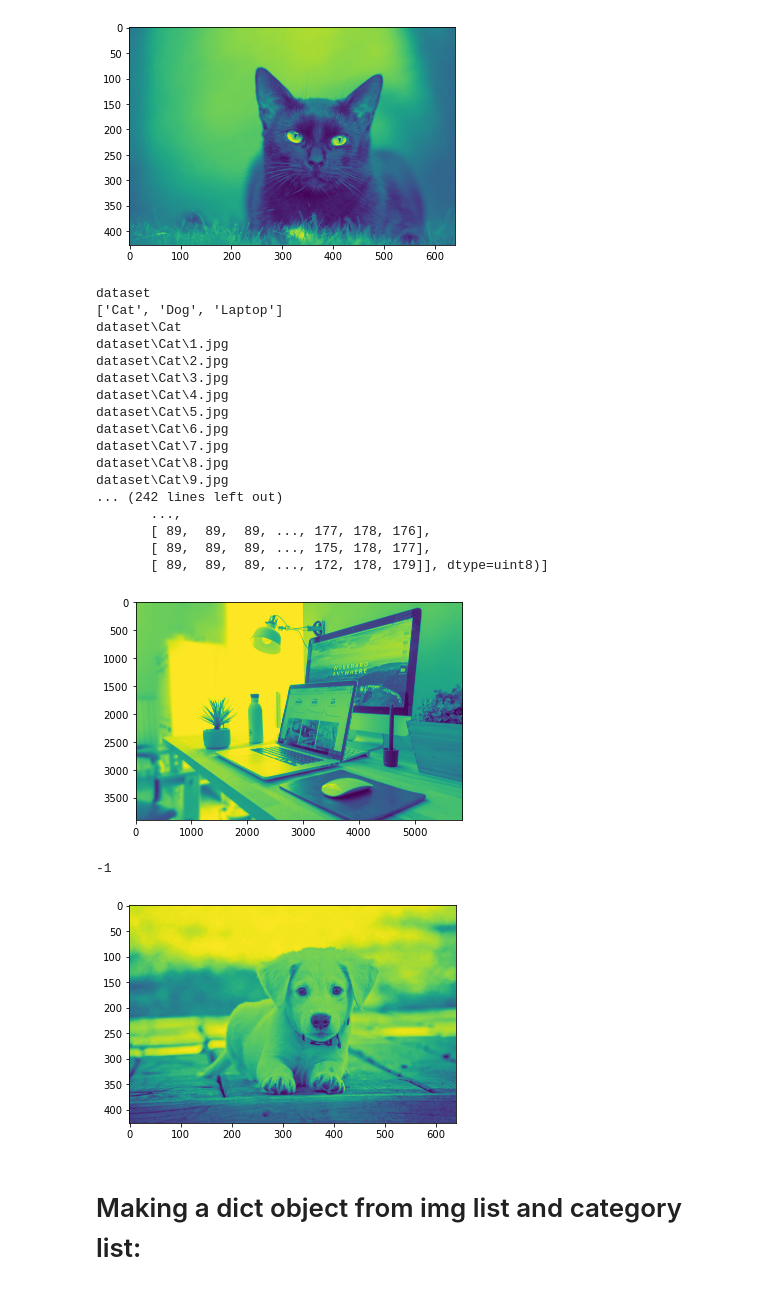
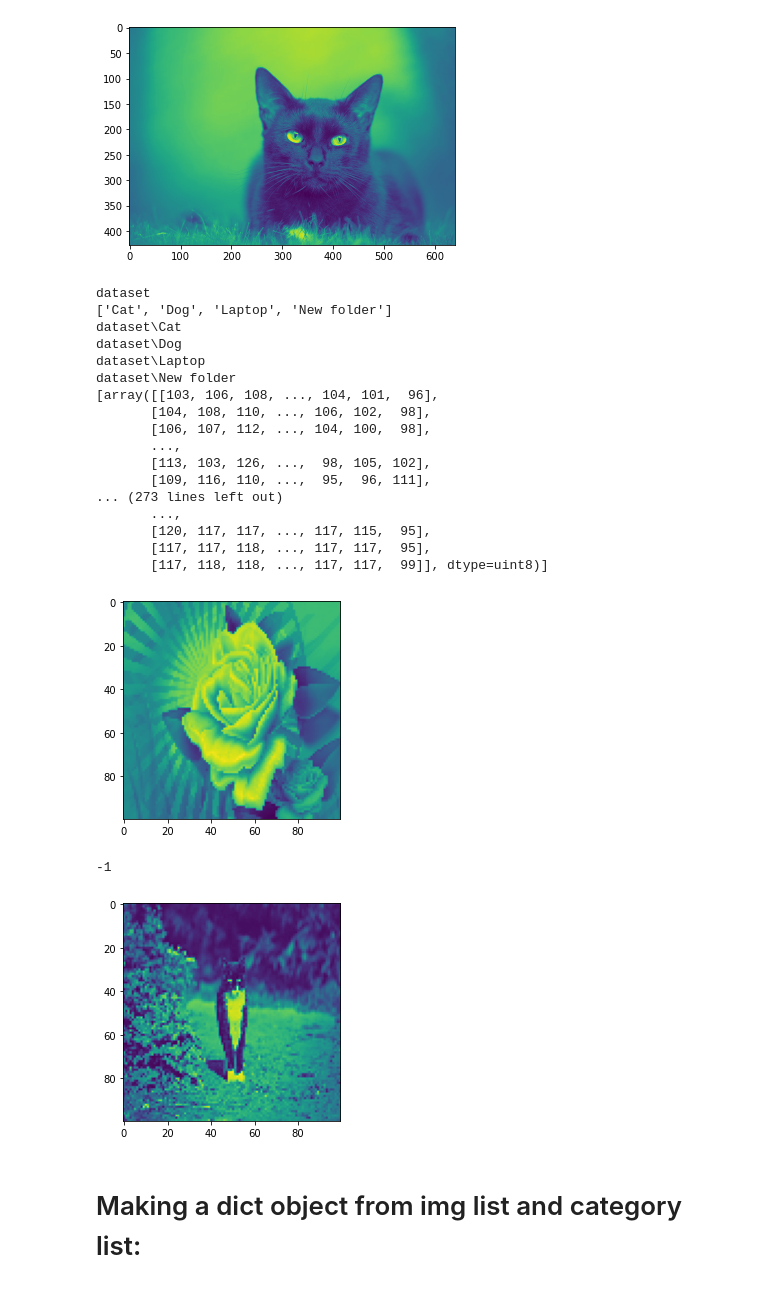
Before and after one commit to ashutoshtiwari-jnv/Voice-Assisted-Real-Time-Object-Recognition-for-Visually-Impaired-People, a Jupyter notebook: Voice-Assisted-Real-Time-Object-Recognition-for-Visually-Impaired-People.ipynb, the cells around one changed output. Drawn from its saved outputs; the diff is of its cells as text; code cells hidden in the pictures.

```diff
--- a/Voice-Assisted-Real-Time-Object-Recognition-for-Visually-Impaired-People.ipynb
+++ b/Voice-Assisted-Real-Time-Object-Recognition-for-Visually-Impaired-People.ipynb
@@ -17,52 +17,59 @@ cv2.waitKey(1000)
 # %%
 dataset_dir_path="dataset"
 print(dataset_dir_path)
 
 print(os.listdir(dataset_dir_path))
 categories=os.listdir(dataset_dir_path)
 
 img_array_list=[]
 obj_category=[]
+img_size=100
 
 for category in categories:
     path=os.path.join(dataset_dir_path,category)
+    class_num=categories.index(category)
     print(path)
+
     for img in os.listdir(path):
-        p=os.path.join(path,img)
-        print(p)
-        img_array=cv2.imread(p,cv2.IMREAD_GRAYSCALE)
-        plt.imshow(img_array)
-        img_array_list.append(img_array)
-        obj_category.append(category)
+        try:
+            p=os.path.join(path,img) #making a path to the categories directories
+            img_array=cv2.imread(p,cv2.IMREAD_GRAYSCALE)
 
+            #Resizing the image
+            img_array=cv2.resize(img_array,(img_size,img_size))
 
+            plt.imshow(img_array)
+            img_array_list.append(img_array)
+            obj_category.append(category)
+        except Exception as e:
+            pass
 
 print(img_array_list)
 # %% [output]
 dataset
-['Cat', 'Dog', 'Laptop']
+['Cat', 'Dog', 'Laptop', 'New folder']
 dataset\Cat
-dataset\Cat\1.jpg
-dataset\Cat\2.jpg
-dataset\Cat\3.jpg
-dataset\Cat\4.jpg
-dataset\Cat\5.jpg
-dataset\Cat\6.jpg
-dataset\Cat\7.jpg
-dataset\Cat\8.jpg
-dataset\Cat\9.jpg
-... (242 lines left out)
+dataset\Dog
+dataset\Laptop
+dataset\New folder
+[array([[103, 106, 108, ..., 104, 101,  96],
+       [104, 108, 110, ..., 106, 102,  98],
+       [106, 107, 112, ..., 104, 100,  98],
        ...,
-       [ 89,  89,  89, ..., 177, 178, 176],
-       [ 89,  89,  89, ..., 175, 178, 177],
-       [ 89,  89,  89, ..., 172, 178, 179]], dtype=uint8)]
+       [113, 103, 126, ...,  98, 105, 102],
+       [109, 116, 110, ...,  95,  96, 111],
+... (273 lines left out)
+       ...,
+       [120, 117, 117, ..., 117, 115,  95],
+       [117, 117, 118, ..., 117, 117,  95],
+       [117, 118, 118, ..., 117, 117,  99]], dtype=uint8)]
-[figure, old version]
+[figure, new version]
 # %%
-plt.imshow(img_array_list[10])
+plt.imshow(img_array_list[1])
 cv2.waitKey(10000)
 # %% [output]
 -1
-[figure, old version]
+[figure, new version]
 # %% [markdown]
 # Making a dict object from img list and category list:
 # %%
```
Also changed, not shown: parts of 1 cell of this notebook, 11 other files.
